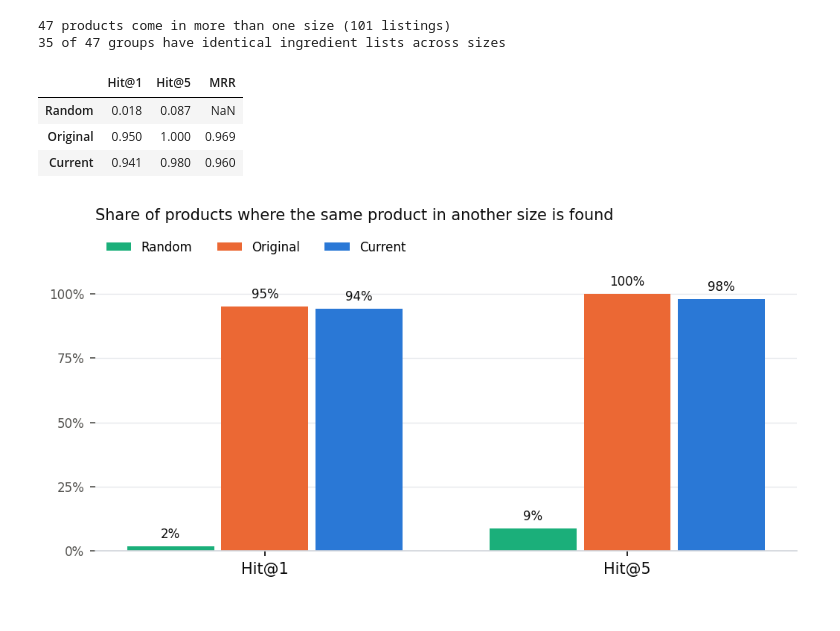
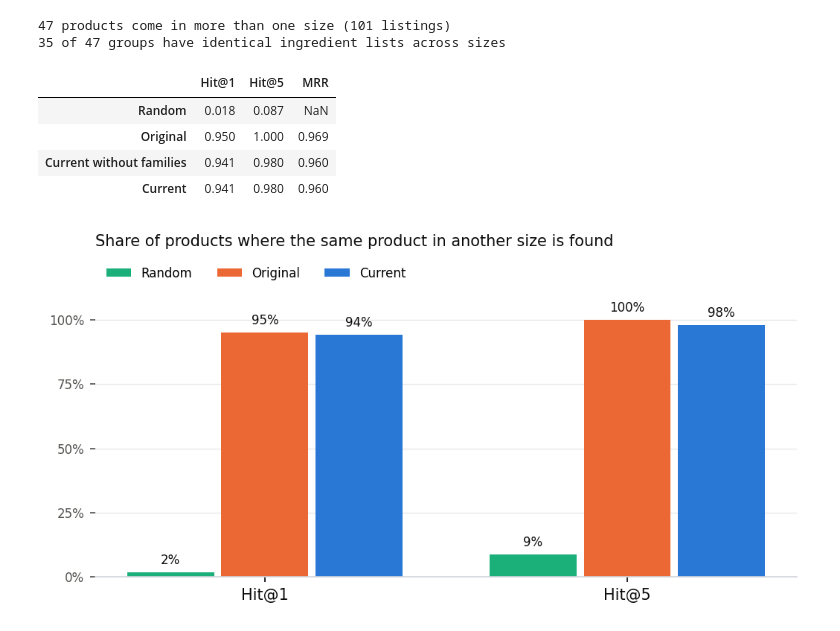
Before and after one commit to marykinya/skincare_recommendation, a Jupyter notebook: notebooks/evaluation.ipynb, the cells around one changed output. Saved outputs shown, nothing was run; the diff lists cells and outputs as text; code cells hidden in the pictures.

```diff
--- a/notebooks/evaluation.ipynb
+++ b/notebooks/evaluation.ipynb
@@ -28,7 +30,8 @@ ROOT = Path.cwd().parent
 sys.path.insert(0, str(ROOT))
 import recommender as r  # noqa: E402
 
-df = r.load_data(ROOT / 'data' / 'skincare_products_2026.csv')
+df = r.load_data(ROOT / 'data' / 'skincare_products.csv')
+df['product_id'] = df['product_id'].astype(str)
 df['base'] = df['product_name'].map(r.base_name)
 TYPES = {t: g.reset_index(drop=True) for t, g in df.groupby('product_type')}
 print(f'{len(df):,} available products across {len(TYPES)} product types')
@@ -103,33 +106,36 @@ def variant_ranks(similarity_fn):
     for g in TYPES.values():
         for i in range(len(g)):
             relevant = (g['base'] == g['base'][i]) & (g.index != i)
             if not relevant.any():
                 continue
             candidates = g.index != i
             sims = pd.Series(similarity_fn(g, i))[candidates].sort_values(ascending=False, kind='stable')
             ranks.append(next(pos for pos, j in enumerate(sims.index, 1) if relevant[j]))
             n, m = candidates.sum(), relevant.sum()
             rand_hit1.append(m / n)
             rand_hit5.append(1 - comb(n - m, 5) / comb(n, 5))
     return np.array(ranks), np.mean(rand_hit1), np.mean(rand_hit5)
 
 
 cur_ranks, rand1, rand5 = variant_ranks(r.ingredient_similarity)
 old_ranks, _, _ = variant_ranks(legacy_ingredient_similarity)
+nofam_ranks, _, _ = variant_ranks(lambda g, i: r.ingredient_similarity(g, i, use_families=False))
 
 def summarise(ranks):
     return {'Hit@1': (ranks == 1).mean(), 'Hit@5': (ranks <= 5).mean(), 'MRR': (1 / ranks).mean()}
 
 test1 = pd.DataFrame({
     'Random': {'Hit@1': rand1, 'Hit@5': rand5, 'MRR': np.nan},
     'Original': summarise(old_ranks),
+    'Current without families': summarise(nofam_ranks),
     'Current': summarise(cur_ranks),
 }).T
 test1.round(3)
 # %% [output]
 |  | Hit@1 | Hit@5 | MRR |
 | Random | 0.018 | 0.087 | NaN |
 | Original | 0.950 | 1.000 | 0.969 |
+| Current without families | 0.941 | 0.980 | 0.960 |
 | Current | 0.941 | 0.980 | 0.960 |
 # %%
 COLORS = {'Random': '#1baf7a', 'Original': '#eb6834', 'Current': '#2a78d6'}
```
Also changed, not shown: parts of 10 cells of this notebook, 22 other files.
